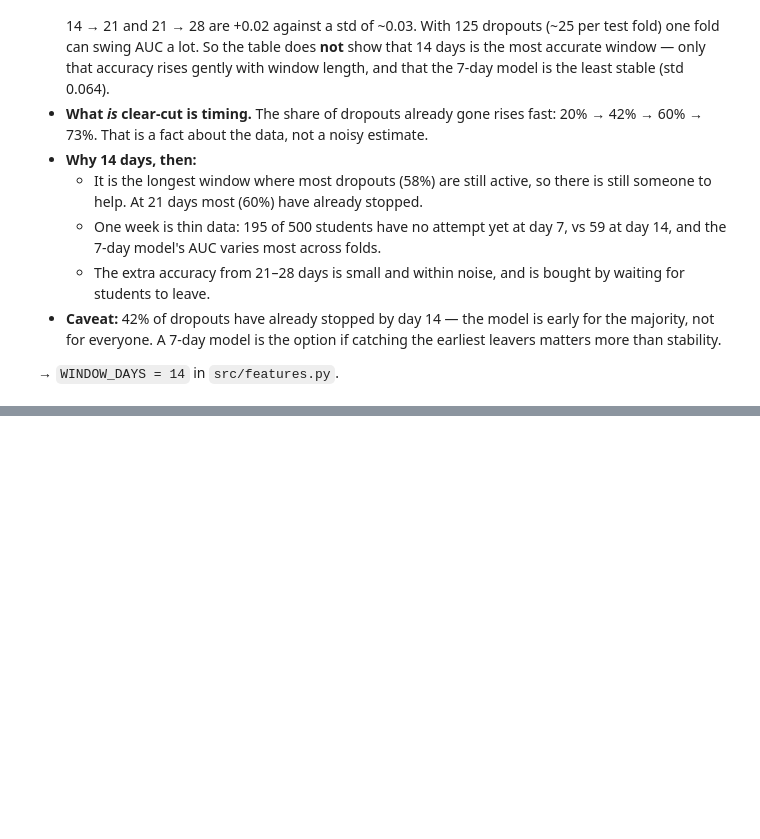
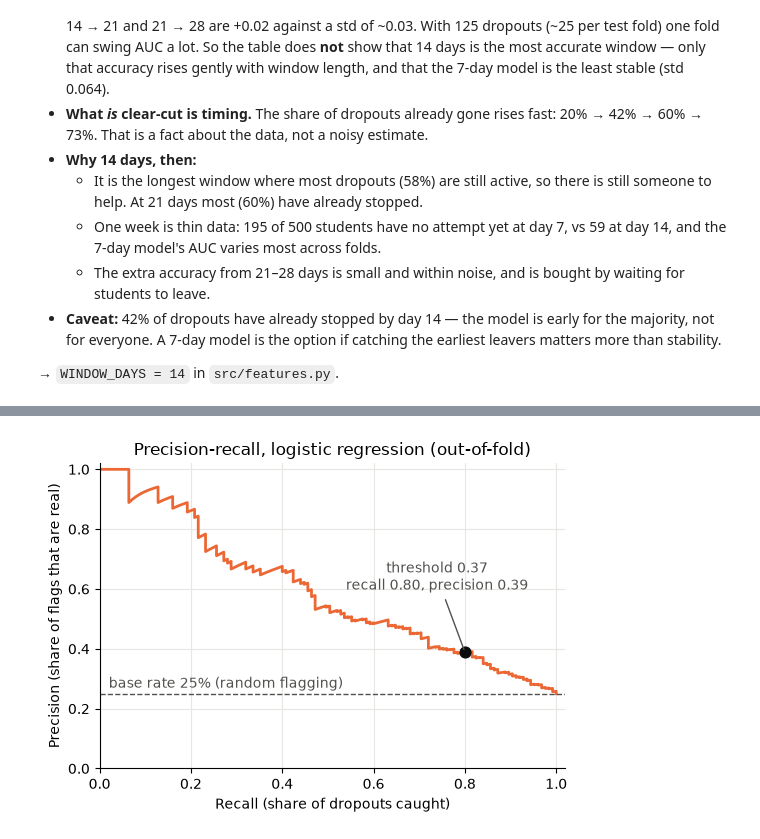
Before and after one commit to anirudhkumar0904/student-success-assistant, a Jupyter notebook: notebooks/part1_ml.ipynb, the cells around one changed output, grey strips where cells are left out. Cells and saved outputs as stored; diff of their text form; code cells hidden in the pictures; blank space fills up the shorter version.

Commit message:
part 1: baselines, model, threshold, risk scores

```diff
--- a/notebooks/part1_ml.ipynb
+++ b/notebooks/part1_ml.ipynb
@@ -302,0 +425,27 @@ _TODO_
+# %%
+TARGET_RECALL = 0.8
+final_model = make_logreg(SEED)
+
+oof_risk = cross_val_predict(final_model, X, y, cv=cv, method="predict_proba")[:, 1]
+precision, recall, thresholds = precision_recall_curve(y, oof_risk)
+
+# precision/recall have one more entry than thresholds (the end point), so drop the last one.
+meets_target = recall[:-1] >= TARGET_RECALL
+threshold = thresholds[meets_target].max()  # highest threshold that still reaches the recall target
+at_risk = (oof_risk >= threshold).astype(int)
+
+for name, t in [("default 0.5", 0.5), (f"tuned {threshold:.3f}", threshold)]:
+    pred = (oof_risk >= t).astype(int)
+    print(f"{name:>14}: precision {precision_score(y, pred):.3f} | recall {recall_score(y, pred):.3f} | "
+          f"F1 {f1_score(y, pred):.3f} | flagged {pred.sum()} of {len(pred)}")
+print("out-of-fold AUC:", round(roc_auc_score(y, oof_risk), 3))
+
+# Fair comparison at the same operating point: rank students by mean score alone (lower = riskier).
+# No fitting, so no CV needed. Students with no attempts get the median score (neither end of the ranking).
+score_risk = -X.mean_score.fillna(X.mean_score.median())
+p_s, r_s, _ = precision_recall_curve(y, score_risk)
+print(f"mean_score alone: AUC {roc_auc_score(y, score_risk):.3f} | "
+      f"precision at recall >= {TARGET_RECALL}: {p_s[:-1][r_s[:-1] >= TARGET_RECALL].max():.3f}")
+
+print("\nConfusion matrix at tuned threshold (rows = actual, cols = predicted):")
+pd.crosstab(y.rename("actual dropout"), pd.Series(at_risk, index=y.index, name="flagged at risk"))
@@ -302,0 +463,20 @@ _TODO_
+# %%
+fig, ax = plt.subplots(figsize=(5.5, 4))
+ax.plot(recall, precision, color=COLORS["yes"], linewidth=2)
+tuned = (precision_score(y, at_risk), recall_score(y, at_risk))
+ax.scatter(tuned[1], tuned[0], s=60, color="#0b0b0b", zorder=3)
+ax.annotate(f"threshold {threshold:.2f}\nrecall {tuned[1]:.2f}, precision {tuned[0]:.2f}",
+            (tuned[1], tuned[0]), xytext=(-20, 45), textcoords="offset points", color="#52514e",
+            ha="center", arrowprops={"arrowstyle": "-", "color": "#52514e"})
+ax.axhline(y.mean(), color="#52514e", linestyle="--", linewidth=1)
+ax.text(0.02, y.mean() + 0.02, f"base rate {y.mean():.0%} (random flagging)", color="#52514e")
+ax.set_xlabel("Recall (share of dropouts caught)")
+ax.set_ylabel("Precision (share of flags that are real)")
+ax.set_title("Precision-recall, logistic regression (out-of-fold)")
+ax.set_xlim(0, 1.02)
+ax.set_ylim(0, 1.02)
+fig.tight_layout()
+fig.savefig(CHART_DIR + "p1_precision_recall.png", dpi=150)
+plt.show()
+# %% [output]
+[figure, added]
```
Also changed, not shown: parts of 22 cells of this notebook, 5 other files.
